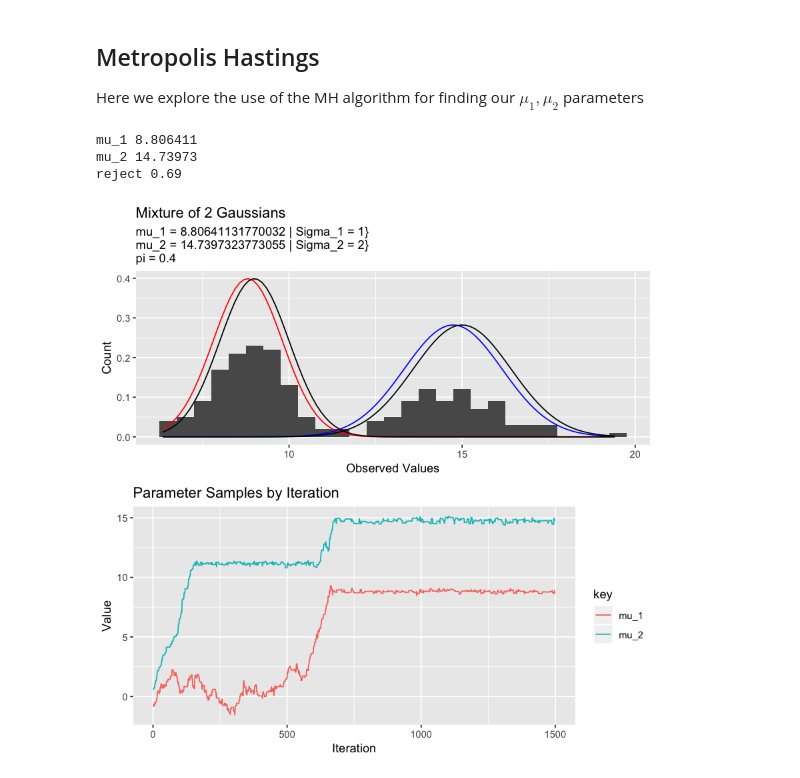
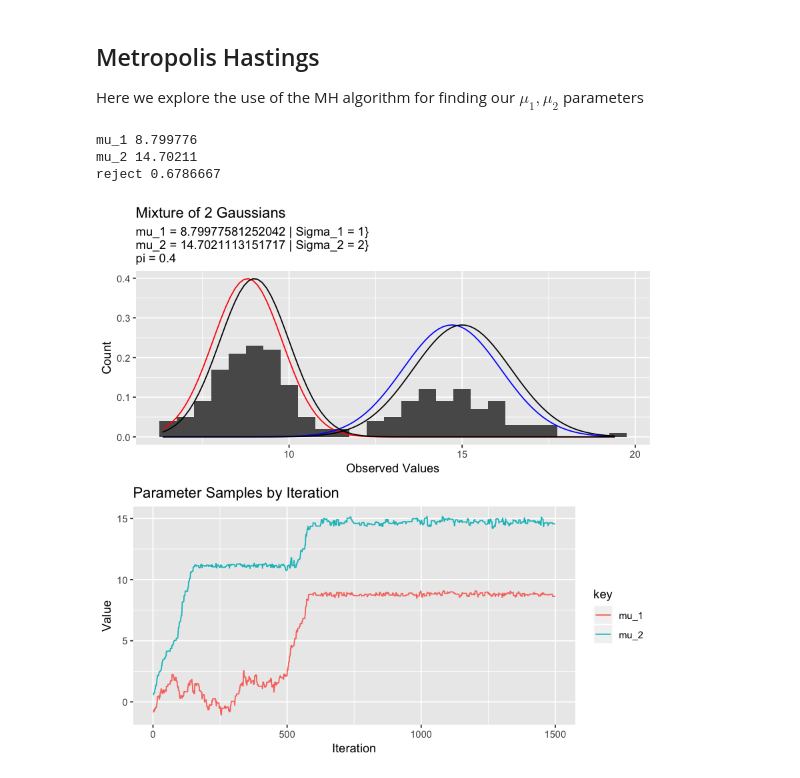
Before and after one commit to blazickjp/Research, a Jupyter notebook: EM-Gibbs-Alg.ipynb, the cells around one changed output. Cells and saved outputs as stored; diff of their text form; code cells hidden in the pictures.

```diff
--- a/EM-Gibbs-Alg.ipynb
+++ b/EM-Gibbs-Alg.ipynb
@@ -307,7 +307,7 @@ Here we explore the use of the MH algorithm for finding our $\mu_1, \mu_2$ param
 # %%
 mh <- function(data, iters, n_warmup = 25) {
 
-  # Set initial using Prior Distributions
+  # Set initial using Prior Distributions or Given values
   pi_i <- .4
   mu_1 <- rnorm(1,0,1)
   mu_2 <- rnorm(1,0,1)
@@ -334,22 +334,16 @@ mh <- function(data, iters, n_warmup = 25) {
       y_a <- dnorm(data$y[i], mu_1, sqrt(sigma_1)) + 1e-5
       y_b <- dnorm(data$y[i], mu_2, sqrt(sigma_2)) + 1e-5
 
-      p_a[i] <- pi_i*y_a / (pi_i*y_a + (1 - pi_i)*y_b)
-      p_b[i] <- 1 - p_a[i]
-
       # Loss per data point
-      log_loss_i[i] <- log(p_a[i]*dnorm(data$y[i], mu_1, sqrt(sigma_1)) +
-                             p_b[i]*dnorm(data$y[i], mu_2, sqrt(sigma_2)))
+      log_loss_i[i] <- log(pi_i*dnorm(data$y[i], mu_1, sqrt(sigma_1)) +
+                             (1-pi_i)*dnorm(data$y[i], mu_2, sqrt(sigma_2)))
 
       y_a <- dnorm(data$y[i], mu_1_p, 1) + 1e-5
       y_b <- dnorm(data$y[i], mu_2_p, sqrt(2)) + 1e-5
 
-      p_a[i] <- pi_i*y_a / (pi_i*y_a + (1 - pi_i)*y_b)
-      p_b[i] <- 1 - p_a[i]
-
       # Loss per datapoint for proposed
-      log_loss_p[i] <- log(p_a[i]*dnorm(data$y[i], mu_1_p, sigma_1) +
-                             p_b[i]*dnorm(data$y[i], mu_2_p, sqrt(sigma_2)))
+      log_loss_p[i] <- log(pi_i*dnorm(data$y[i], mu_1_p, sigma_1) +
+                             (1-pi_i)*dnorm(data$y[i], mu_2_p, sqrt(sigma_2)))
     }
     if(is.na(sum(log_loss_p))) browser()
     alpha <- sum(log_loss_p) - sum(log_loss_i)
@@ -389,34 +383,34 @@ mh <- function(data, iters, n_warmup = 25) {
                                   pi = 0.4")) +
     xlab("Observed Values") + ylab("Count") +
     stat_function(fun = dnorm, args = list(mean = mean(mu_1_vec[n_warmup:iters]),
                                            sd = 1),
                   col="red") +
     stat_function(fun = dnorm, args = list(mean = mean(mu_2_vec[n_warmup:iters]),
                                            sd = sqrt(2)),
                   col="blue") +
     stat_function(fun = dnorm, args = list(mean = 9,
                                            sd = 1),
                   col = "black") +
     stat_function(fun = dnorm, args = list(mean = 15,
                                            sd = sqrt(2)),
                   col = "black")
 
   p_2 <- data.frame(mu_1 = mu_1_vec,
                     mu_2 = mu_2_vec,
                     k = 1:iters) %>%
     gather(key, value, -k) %>%
     ggplot(aes(x = k, y = value, col = key, group = key)) +
     geom_line() +
     ggtitle("Parameter Samples by Iteration") +
     xlab("Iteration") + ylab("Value")
 
   grid.arrange(p_1, p_2, nrow = 2)
 
 }
 set.seed(1)
 mh(data = df, iters = 1500, n_warmup = 750)
 # %% [output]
-mu_1 8.806411
-mu_2 14.73973
-reject 0.69
+mu_1 8.799776
+mu_2 14.70211
+reject 0.6786667
-[figure, old version]
+[figure, new version]
```
Also changed, not shown: 3 other files.
